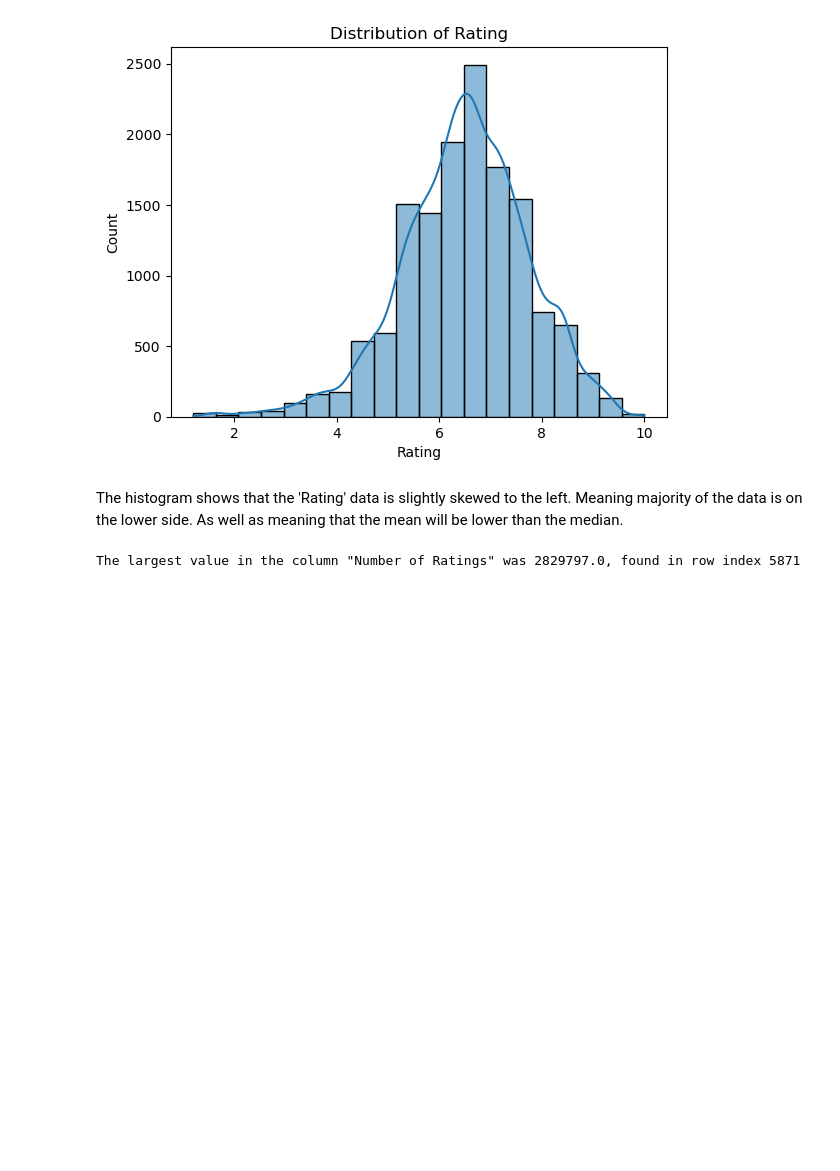
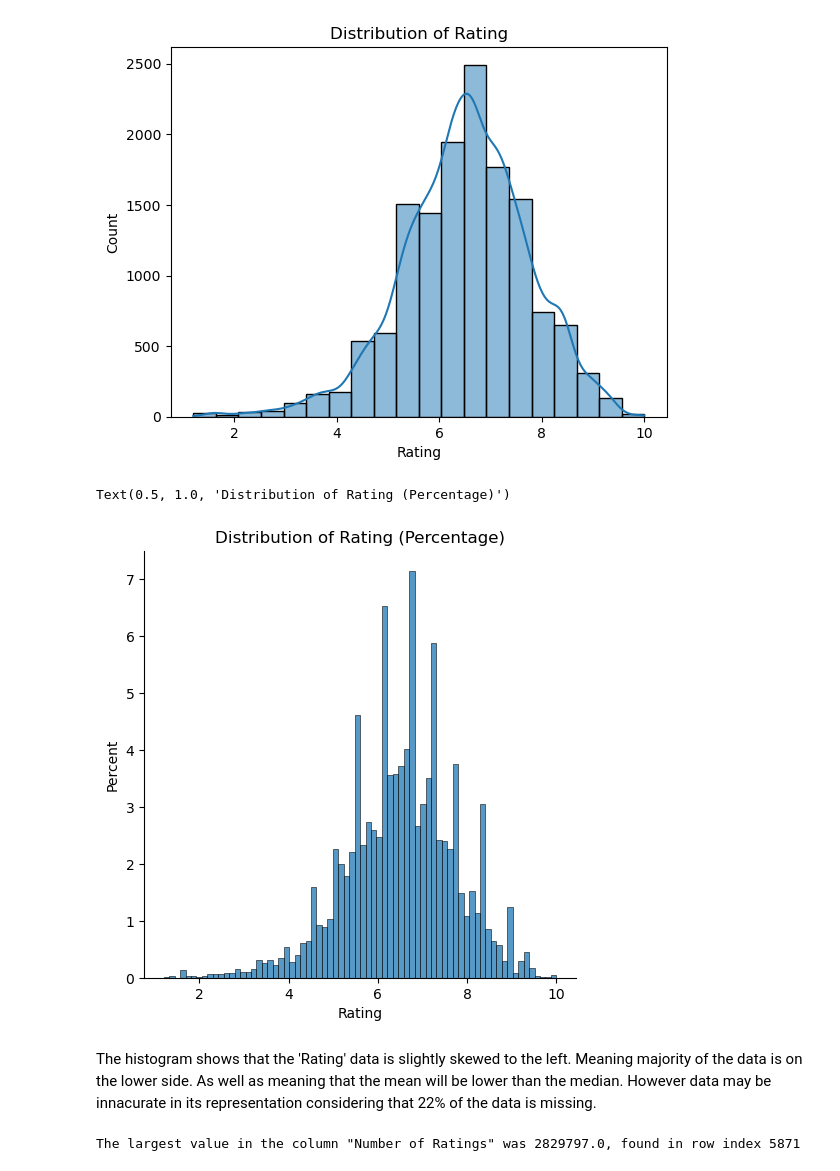
Before and after one commit to Kestrel86/netflixEDA, a Jupyter notebook: netflixEDA.ipynb, the cells around one changed output. Drawn from its saved outputs; the diff is of its cells as text; code cells hidden in the pictures; blank space fills up the shorter version.

```diff
--- a/netflixEDA.ipynb
+++ b/netflixEDA.ipynb
@@ -130,8 +134,15 @@ plt.title('Distribution of Rating')
 plt.show()
 # %% [output]
 [figure]
+# %%
+# percentage of ratings
+sns.displot(df['Rating'],stat='percent')
+plt.title("Distribution of Rating (Percentage)")
+# %% [output]
+Text(0.5, 1.0, 'Distribution of Rating (Percentage)')
+[figure, added]
 # %% [markdown]
-The histogram shows that the 'Rating' data is slightly skewed to the left. Meaning majority of the data is on the lower side. As well as meaning that the mean will be lower than the median.
+The histogram shows that the 'Rating' data is slightly skewed to the left. Meaning majority of the data is on the lower side. As well as meaning that the mean will be lower than the median. However data may be innacurate in its representation considering that 22% of the data is missing.
 # %%
 largest_rating_row = df['Number of Ratings'].idxmax()
 max_val = df.loc[largest_rating_row, 'Number of Ratings']
```
Also changed, not shown: parts of 7 cells of this notebook.
